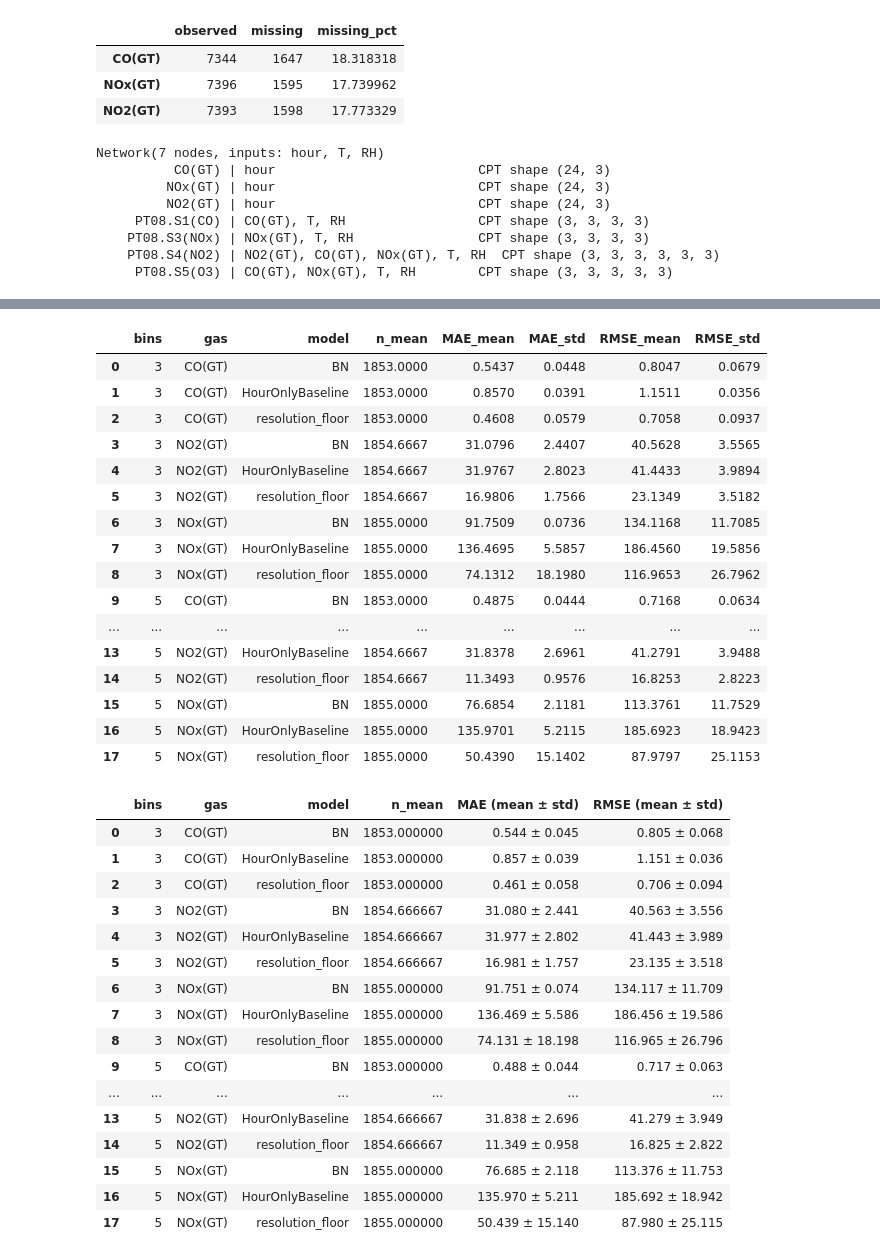
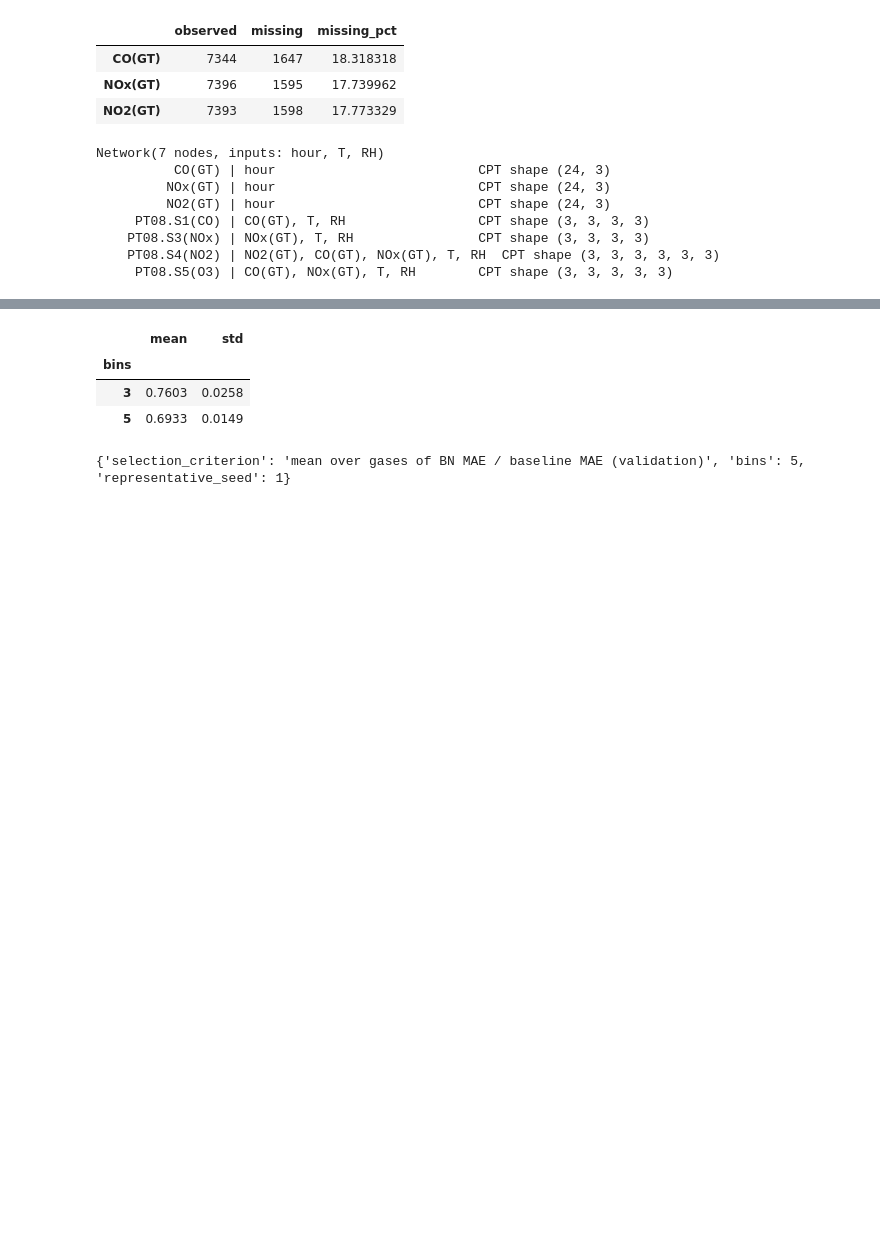
Before and after one commit to kberesfo/CSE-250A-Project, a Jupyter notebook: notebooks/phase3a/eval.ipynb, the cells around one changed output, grey strips where cells are left out. Drawn from its saved outputs; the diff is of its cells as text; code cells hidden in the pictures; blank space fills up the shorter version.

```diff
--- a/notebooks/phase3a/eval.ipynb
+++ b/notebooks/phase3a/eval.ipynb
@@ -313,59 +293,28 @@ Report the mean and standard deviation across the three blocked-split seeds. Eve
 # %%
-concentration_summary = (
-    concentration_grid
-    .groupby(["bins", "gas", "model"])
-    .agg(
-        n_mean=("n", "mean"),
-        MAE_mean=("MAE", "mean"), MAE_std=("MAE", "std"),
-        RMSE_mean=("RMSE", "mean"), RMSE_std=("RMSE", "std"),
-    )
-    .reset_index()
+mae = concentration_grid.pivot_table(
+    index=["bins", "seed", "gas"], columns="model", values="MAE"
 )
-display(concentration_summary.round(4))
+mae["relative_MAE"] = mae["BN"] / mae["HourOnlyBaseline"]
+per_run = mae["relative_MAE"].groupby(["bins", "seed"]).mean().rename("relative_MAE")
 
-concentration_report = concentration_summary.copy()
-concentration_report["MAE (mean ± std)"] = concentration_report.apply(
-    lambda row: f"{row['MAE_mean']:.3f} ± {row['MAE_std']:.3f}", axis=1
-)
-concentration_report["RMSE (mean ± std)"] = concentration_report.apply(
-    lambda row: f"{row['RMSE_mean']:.3f} ± {row['RMSE_std']:.3f}", axis=1
-)
-display(concentration_report[
-    ["bins", "gas", "model", "n_mean", "MAE (mean ± std)", "RMSE (mean ± std)"]
-])
+selection = per_run.groupby("bins").agg(["mean", "std"])
+display(selection.round(4))
+
+CHOSEN_BINS = int(selection["mean"].idxmin())
+seed_scores = per_run.loc[CHOSEN_BINS]
+CHOSEN_SEED = int((seed_scores - seed_scores.mean()).abs().idxmin())
+
+chosen = validation_cache[(CHOSEN_BINS, CHOSEN_SEED)]
+
+print({
+    "selection_criterion": "mean over gases of BN MAE / baseline MAE (validation)",
+    "bins": CHOSEN_BINS,
+    "representative_seed": CHOSEN_SEED,
+})
 # %% [output]
-|  | bins | gas | model | n_mean | MAE_mean | MAE_std | RMSE_mean | RMSE_std |
-| 0 | 3 | CO(GT) | BN | 1853.0000 | 0.5437 | 0.0448 | 0.8047 | 0.0679 |
-| 1 | 3 | CO(GT) | HourOnlyBaseline | 1853.0000 | 0.8570 | 0.0391 | 1.1511 | 0.0356 |
-| 2 | 3 | CO(GT) | resolution_floor | 1853.0000 | 0.4608 | 0.0579 | 0.7058 | 0.0937 |
-| 3 | 3 | NO2(GT) | BN | 1854.6667 | 31.0796 | 2.4407 | 40.5628 | 3.5565 |
-| 4 | 3 | NO2(GT) | HourOnlyBaseline | 1854.6667 | 31.9767 | 2.8023 | 41.4433 | 3.9894 |
-| 5 | 3 | NO2(GT) | resolution_floor | 1854.6667 | 16.9806 | 1.7566 | 23.1349 | 3.5182 |
-| 6 | 3 | NOx(GT) | BN | 1855.0000 | 91.7509 | 0.0736 | 134.1168 | 11.7085 |
-| 7 | 3 | NOx(GT) | HourOnlyBaseline | 1855.0000 | 136.4695 | 5.5857 | 186.4560 | 19.5856 |
-| 8 | 3 | NOx(GT) | resolution_floor | 1855.0000 | 74.1312 | 18.1980 | 116.9653 | 26.7962 |
-| 9 | 5 | CO(GT) | BN | 1853.0000 | 0.4875 | 0.0444 | 0.7168 | 0.0634 |
-| ... | ... | ... | ... | ... | ... | ... | ... | ... |
-| 13 | 5 | NO2(GT) | HourOnlyBaseline | 1854.6667 | 31.8378 | 2.6961 | 41.2791 | 3.9488 |
-| 14 | 5 | NO2(GT) | resolution_floor | 1854.6667 | 11.3493 | 0.9576 | 16.8253 | 2.8223 |
-| 15 | 5 | NOx(GT) | BN | 1855.0000 | 76.6854 | 2.1181 | 113.3761 | 11.7529 |
-| 16 | 5 | NOx(GT) | HourOnlyBaseline | 1855.0000 | 135.9701 | 5.2115 | 185.6923 | 18.9423 |
-| 17 | 5 | NOx(GT) | resolution_floor | 1855.0000 | 50.4390 | 15.1402 | 87.9797 | 25.1153 |
+|  | mean | std |
+| bins |  |  |
+| 3 | 0.7603 | 0.0258 |
+| 5 | 0.6933 | 0.0149 |
-|  | bins | gas | model | n_mean | MAE (mean ± std) | RMSE (mean ± std) |
-| 0 | 3 | CO(GT) | BN | 1853.000000 | 0.544 ± 0.045 | 0.805 ± 0.068 |
-| 1 | 3 | CO(GT) | HourOnlyBaseline | 1853.000000 | 0.857 ± 0.039 | 1.151 ± 0.036 |
-| 2 | 3 | CO(GT) | resolution_floor | 1853.000000 | 0.461 ± 0.058 | 0.706 ± 0.094 |
-| 3 | 3 | NO2(GT) | BN | 1854.666667 | 31.080 ± 2.441 | 40.563 ± 3.556 |
-| 4 | 3 | NO2(GT) | HourOnlyBaseline | 1854.666667 | 31.977 ± 2.802 | 41.443 ± 3.989 |
-| 5 | 3 | NO2(GT) | resolution_floor | 1854.666667 | 16.981 ± 1.757 | 23.135 ± 3.518 |
-| 6 | 3 | NOx(GT) | BN | 1855.000000 | 91.751 ± 0.074 | 134.117 ± 11.709 |
-| 7 | 3 | NOx(GT) | HourOnlyBaseline | 1855.000000 | 136.469 ± 5.586 | 186.456 ± 19.586 |
-| 8 | 3 | NOx(GT) | resolution_floor | 1855.000000 | 74.131 ± 18.198 | 116.965 ± 26.796 |
-| 9 | 5 | CO(GT) | BN | 1853.000000 | 0.488 ± 0.044 | 0.717 ± 0.063 |
-| ... | ... | ... | ... | ... | ... | ... |
-| 13 | 5 | NO2(GT) | HourOnlyBaseline | 1854.666667 | 31.838 ± 2.696 | 41.279 ± 3.949 |
-| 14 | 5 | NO2(GT) | resolution_floor | 1854.666667 | 11.349 ± 0.958 | 16.825 ± 2.822 |
-| 15 | 5 | NOx(GT) | BN | 1855.000000 | 76.685 ± 2.118 | 113.376 ± 11.753 |
-| 16 | 5 | NOx(GT) | HourOnlyBaseline | 1855.000000 | 135.970 ± 5.211 | 185.692 ± 18.942 |
-| 17 | 5 | NOx(GT) | resolution_floor | 1855.000000 | 50.439 ± 15.140 | 87.980 ± 25.115 |
+{'selection_criterion': 'mean over gases of BN MAE / baseline MAE (validation)', 'bins': 5, 'representative_seed': 1}
 # %% [markdown]
```
Also changed, not shown: parts of 27 cells of this notebook, 1 other file.
